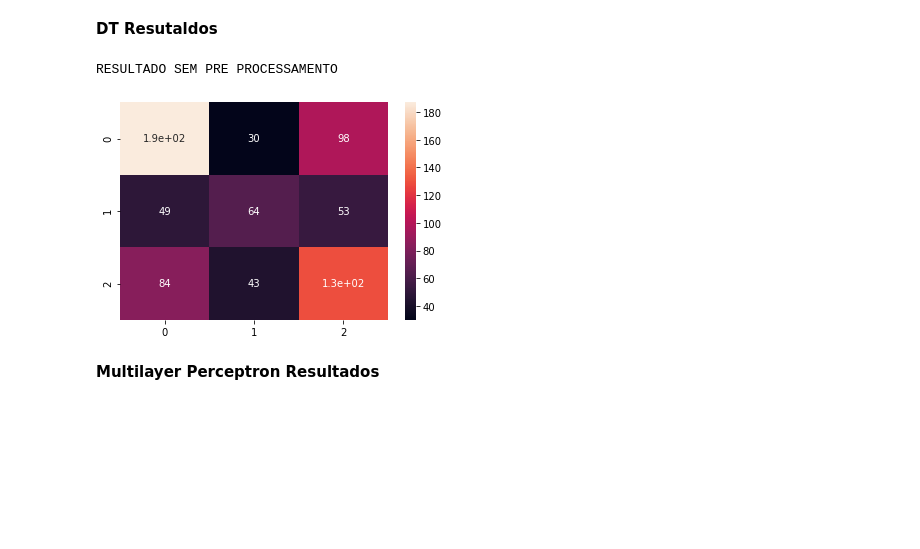
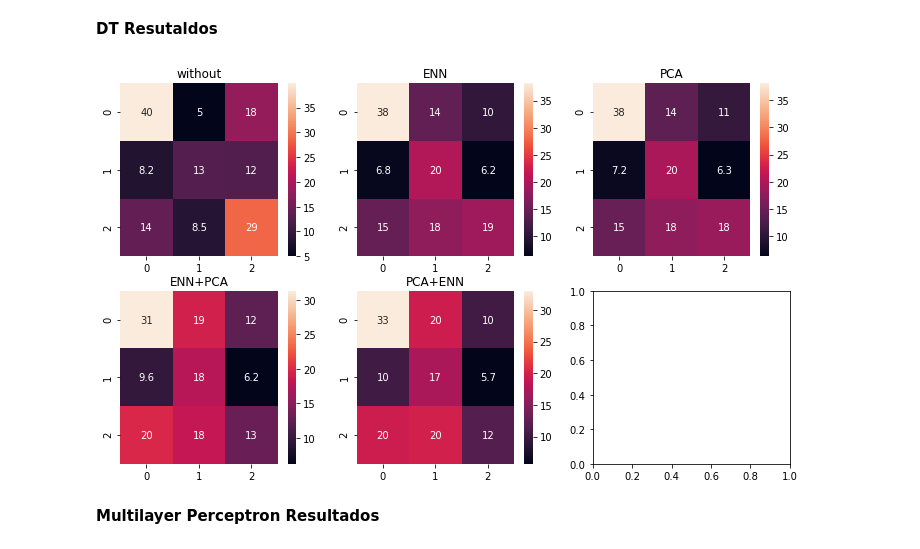
Before and after one commit to BrunoHenriqueLiradosAnjos/projeto_aprendizagem_de_maquina, a Jupyter notebook: Projeto_Pre_Processamento.ipynb, the cells around one changed output. Saved outputs shown, nothing was run; the diff lists cells and outputs as text; code cells hidden in the pictures; blank space fills up the shorter version.

Commit message:
adição da matriz de confusão média

```diff
--- a/Projeto_Pre_Processamento.ipynb
+++ b/Projeto_Pre_Processamento.ipynb
@@ -132,13 +132,13 @@ def classificador(model,X_train, X_test,y_train, y_test):
     return (new_row, matrix_confusao)
 
 #Mudar para plotar a matriz de confusão média
-def plotMatrizConfusao(matriz_list):
+def plotMatrizConfusao(matriz_list,ax):
     sum = [[0,0,0],[0,0,0],[0,0,0]]
     for i in range(len(matriz_list)):
         sum = sum + matriz_list[i]
 
 
-    sns.heatmap(sum/len(matriz_list), annot=True)
+    sns.heatmap(sum/len(matriz_list), annot=True,ax=ax)
 # %%
 def otimizadorDeHype(name,X_train,y_train):
     cv = 3
@@ -284,7 +284,7 @@ def run(X, y, splits_kfold, pre=False, pca=False):
 # %%
 X = normalized_df.drop(target, axis=1).values
 y = normalized_df[target].values
-splits_kfold = 3
+splits_kfold = 10
 # %% [markdown]
 ## Treinamento sem Pré Processamento
 # %%
@@ -550,11 +559,21 @@ RESULTADO SEM PRE PROCESSAMENTO
 # %% [markdown]
 **DT Resutaldos**
 # %%
-print("RESULTADO SEM PRE PROCESSAMENTO")
-plotMatrizConfusao(matrizes[1])
+aux = 1
+f, axes = plt.subplots(2, 3,figsize=(12,7))
+plotMatrizConfusao(matrizes[aux],ax=axes[0][0])
+
+axes[0][0].set_title('without')
+plotMatrizConfusao(matrizes_pre_enn[aux],ax=axes[0][1])
+axes[0][1].set_title('ENN')
+plotMatrizConfusao(matrizes_pre_pca[aux],ax=axes[0][2])
+axes[0][2].set_title('PCA')
+plotMatrizConfusao(matrizes_pre_enn_pca[aux],ax=axes[1][0])
+axes[1][0].set_title('ENN+PCA')
+plotMatrizConfusao(matrizes_pre_pca_enn[aux],ax=axes[1][1])
+axes[1][1].set_title('PCA+ENN');
 # %% [output]
-RESULTADO SEM PRE PROCESSAMENTO
-[figure, old version]
+[figure, new version]
 # %% [markdown]
 **Multilayer Perceptron Resultados**
 # %%
```
Also changed, not shown: parts of 21 cells of this notebook.
